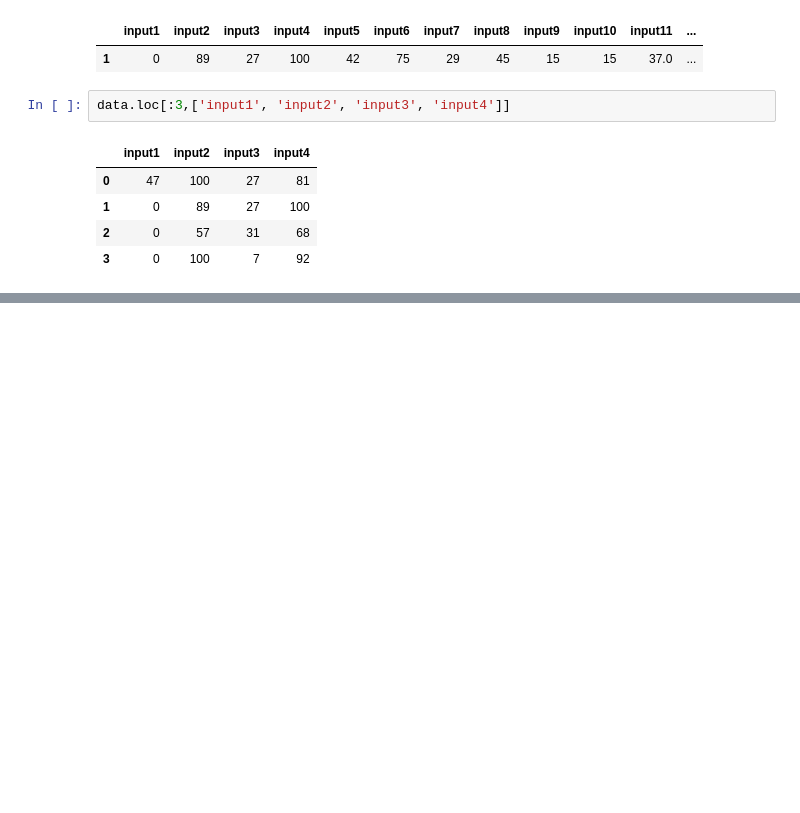
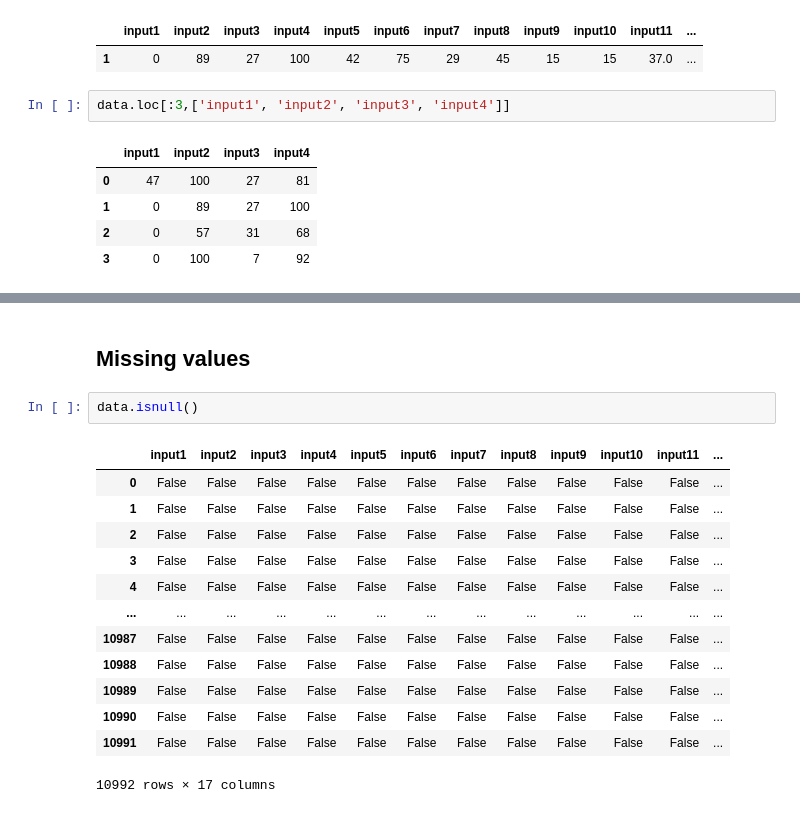
Before and after one commit to vash-ashutosh/Advanced-Data-Manipulation, a Jupyter notebook: Playing with Data - Python Pandas.ipynb, the cells around one changed output, grey strips where cells are left out. Saved outputs shown, nothing was run; the diff lists cells and outputs as text; blank space fills up the shorter version.

```diff
--- a/Playing with Data - Python Pandas.ipynb
+++ b/Playing with Data - Python Pandas.ipynb
@@ -438,0 +558,18 @@ data.loc[:3,['input1', 'input2', 'input3', 'input4']]
+# %% [markdown]
+## Missing values
+# %%
+data.isnull()
+# %% [output]
+|  | input1 | input2 | input3 | input4 | input5 | input6 | input7 | input8 | input9 | input10 | input11 | ... |
+| 0 | False | False | False | False | False | False | False | False | False | False | False | ... |
+| 1 | False | False | False | False | False | False | False | False | False | False | False | ... |
+| 2 | False | False | False | False | False | False | False | False | False | False | False | ... |
+| 3 | False | False | False | False | False | False | False | False | False | False | False | ... |
+| 4 | False | False | False | False | False | False | False | False | False | False | False | ... |
+| ... | ... | ... | ... | ... | ... | ... | ... | ... | ... | ... | ... | ... |
+| 10987 | False | False | False | False | False | False | False | False | False | False | False | ... |
+| 10988 | False | False | False | False | False | False | False | False | False | False | False | ... |
+| 10989 | False | False | False | False | False | False | False | False | False | False | False | ... |
+| 10990 | False | False | False | False | False | False | False | False | False | False | False | ... |
+| 10991 | False | False | False | False | False | False | False | False | False | False | False | ... |
+10992 rows × 17 columns
```
Also changed, not shown: parts of 89 cells of this notebook.
